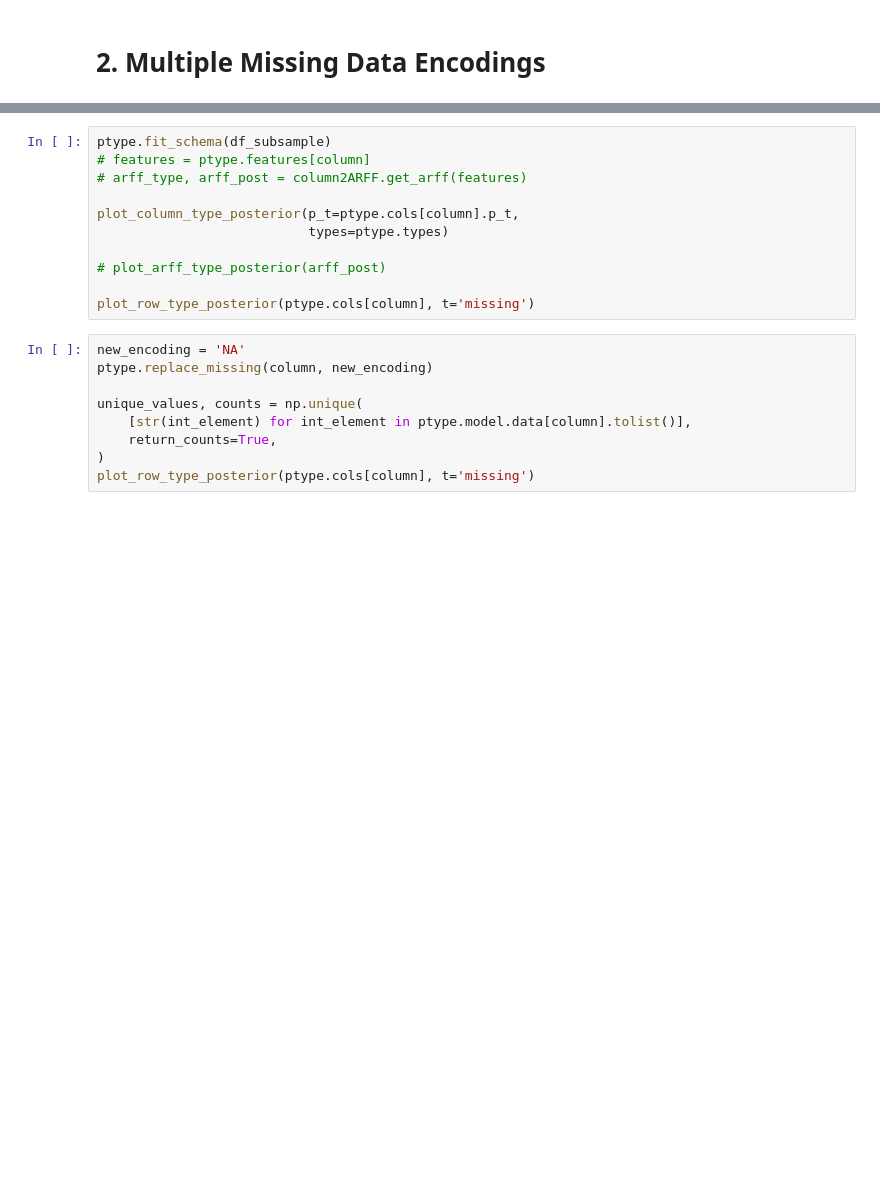
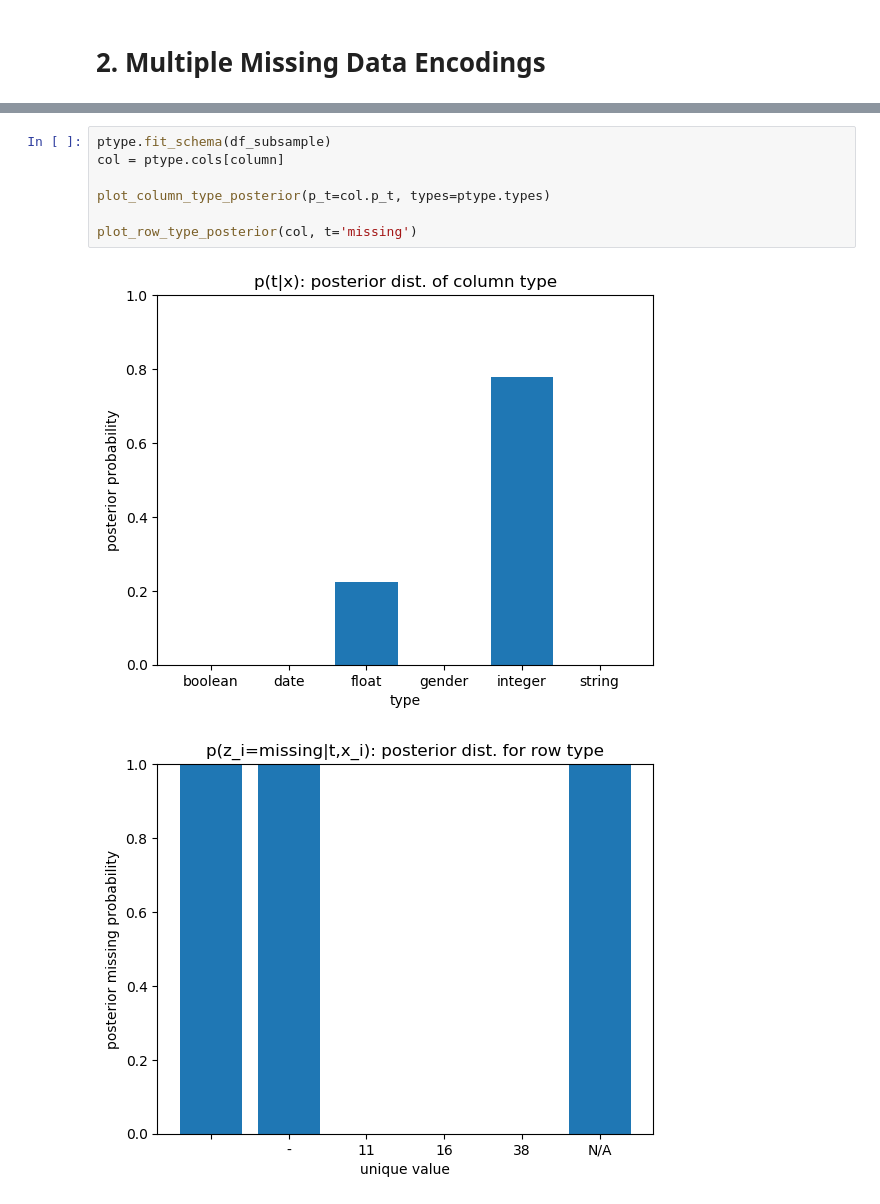
Before and after one commit to alan-turing-institute/ptype, a Jupyter notebook: notebooks/demo_missing.ipynb, the cells around one changed output, grey strips where cells are left out. Saved outputs shown, nothing was run; the diff lists cells and outputs as text; blank space fills up the shorter version.

Commit message:
Drop 'replace_missing' and instead make the interactions with the dataframe explicit.

```diff
--- a/notebooks/demo_missing.ipynb
+++ b/notebooks/demo_missing.ipynb
@@ -67,20 +98,10 @@ plot_bar(
 # %%
 ptype.fit_schema(df_subsample)
-# features = ptype.features[column]
-# arff_type, arff_post = column2ARFF.get_arff(features)
+col = ptype.cols[column]
 
-plot_column_type_posterior(p_t=ptype.cols[column].p_t,
-                           types=ptype.types)
+plot_column_type_posterior(p_t=col.p_t, types=ptype.types)
 
-# plot_arff_type_posterior(arff_post)
-
-plot_row_type_posterior(ptype.cols[column], t='missing')
+plot_row_type_posterior(col, t='missing')
+# %% [output]
+[figure, added]
+[figure, added]
-# %%
-new_encoding = 'NA'
-ptype.replace_missing(column, new_encoding)
-
-unique_values, counts = np.unique(
-    [str(int_element) for int_element in ptype.model.data[column].tolist()],
-    return_counts=True,
-)
-plot_row_type_posterior(ptype.cols[column], t='missing')
```
Also changed, not shown: parts of 8 cells of this notebook, 2 other files.
